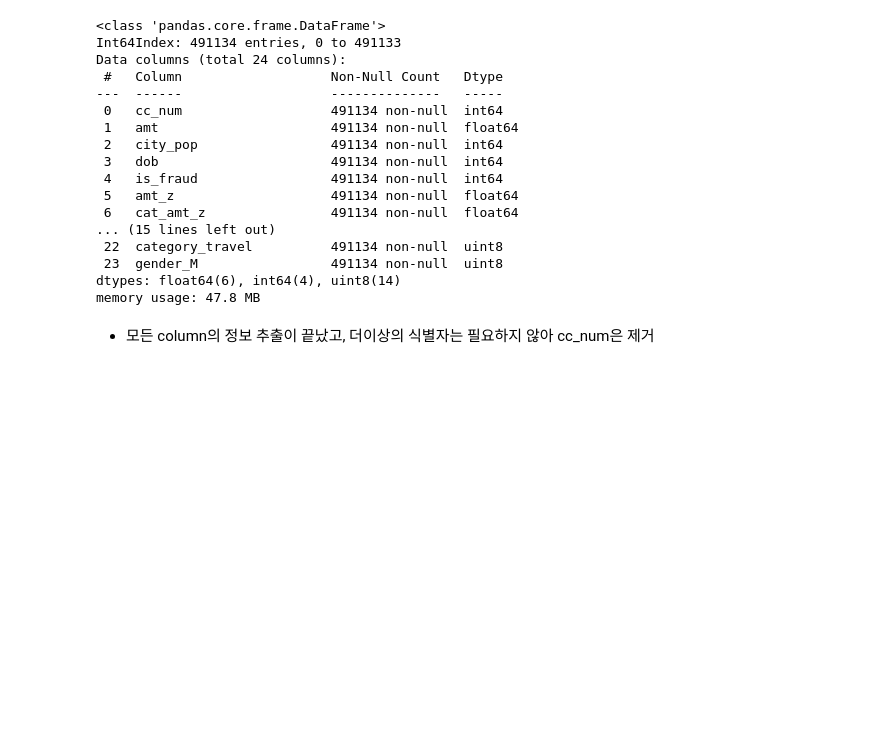
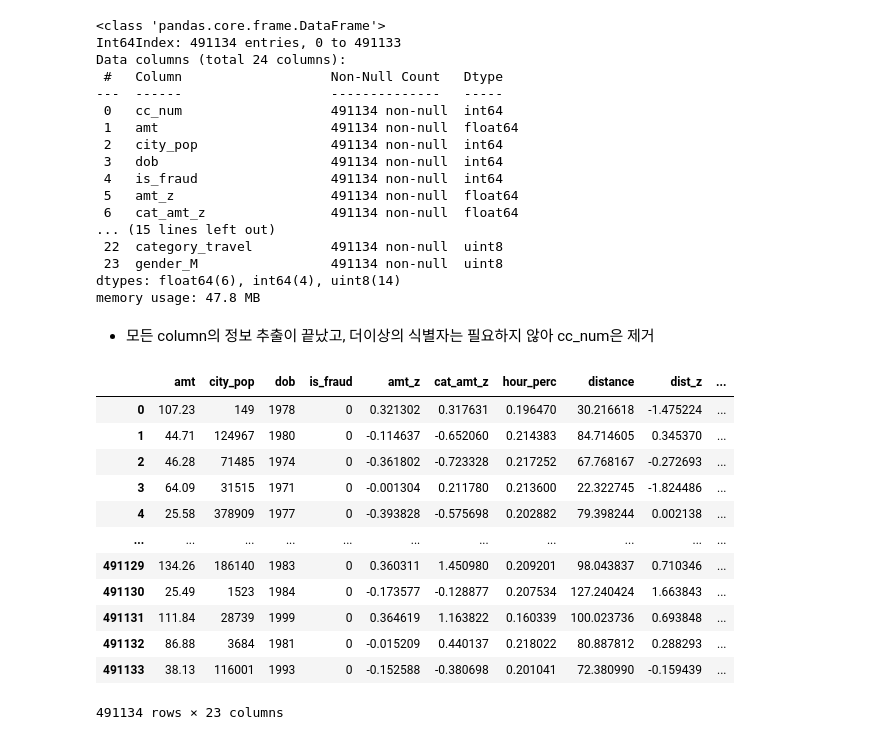
Before and after one commit to CYJ1226/DS5_Projects, a Jupyter notebook: 신용거래 이상탐지(데싸 5기 추영재).ipynb, the cells around one changed output. Saved outputs shown, nothing was run; the diff lists cells and outputs as text; code cells hidden in the pictures; blank space fills up the shorter version.

```diff
--- a/신용거래 이상탐지(데싸 5기 추영재).ipynb
+++ b/신용거래 이상탐지(데싸 5기 추영재).ipynb
@@ -639,3 +639,19 @@ memory usage: 47.8 MB
 cc_df.drop('cc_num', axis=1, inplace=True)
 # %% [markdown]
 - 모든 column의 정보 추출이 끝났고, 더이상의 식별자는 필요하지 않아 cc_num은 제거
+# %%
+cc_df
+# %% [output]
+|  | amt | city_pop | dob | is_fraud | amt_z | cat_amt_z | hour_perc | distance | dist_z | ... |
+| 0 | 107.23 | 149 | 1978 | 0 | 0.321302 | 0.317631 | 0.196470 | 30.216618 | -1.475224 | ... |
+| 1 | 44.71 | 124967 | 1980 | 0 | -0.114637 | -0.652060 | 0.214383 | 84.714605 | 0.345370 | ... |
+| 2 | 46.28 | 71485 | 1974 | 0 | -0.361802 | -0.723328 | 0.217252 | 67.768167 | -0.272693 | ... |
+| 3 | 64.09 | 31515 | 1971 | 0 | -0.001304 | 0.211780 | 0.213600 | 22.322745 | -1.824486 | ... |
+| 4 | 25.58 | 378909 | 1977 | 0 | -0.393828 | -0.575698 | 0.202882 | 79.398244 | 0.002138 | ... |
+| ... | ... | ... | ... | ... | ... | ... | ... | ... | ... | ... |
+| 491129 | 134.26 | 186140 | 1983 | 0 | 0.360311 | 1.450980 | 0.209201 | 98.043837 | 0.710346 | ... |
+| 491130 | 25.49 | 1523 | 1984 | 0 | -0.173577 | -0.128877 | 0.207534 | 127.240424 | 1.663843 | ... |
+| 491131 | 111.84 | 28739 | 1999 | 0 | 0.364619 | 1.163822 | 0.160339 | 100.023736 | 0.693848 | ... |
+| 491132 | 86.88 | 3684 | 1981 | 0 | -0.015209 | 0.440137 | 0.218022 | 80.887812 | 0.288293 | ... |
+| 491133 | 38.13 | 116001 | 1993 | 0 | -0.152588 | -0.380698 | 0.201041 | 72.380990 | -0.159439 | ... |
+491134 rows × 23 columns
```
Also changed, not shown: parts of 1 cell of this notebook.
